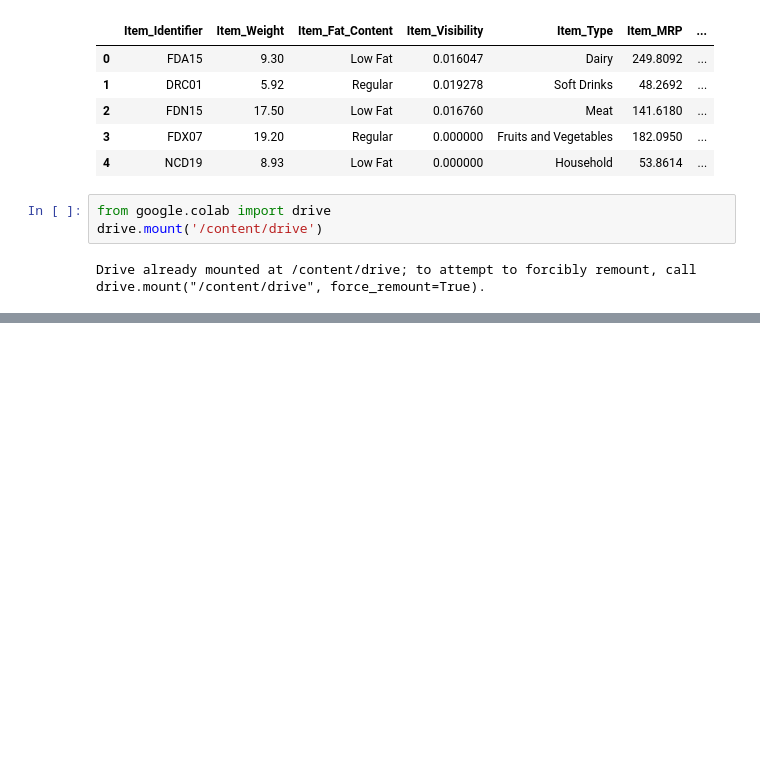
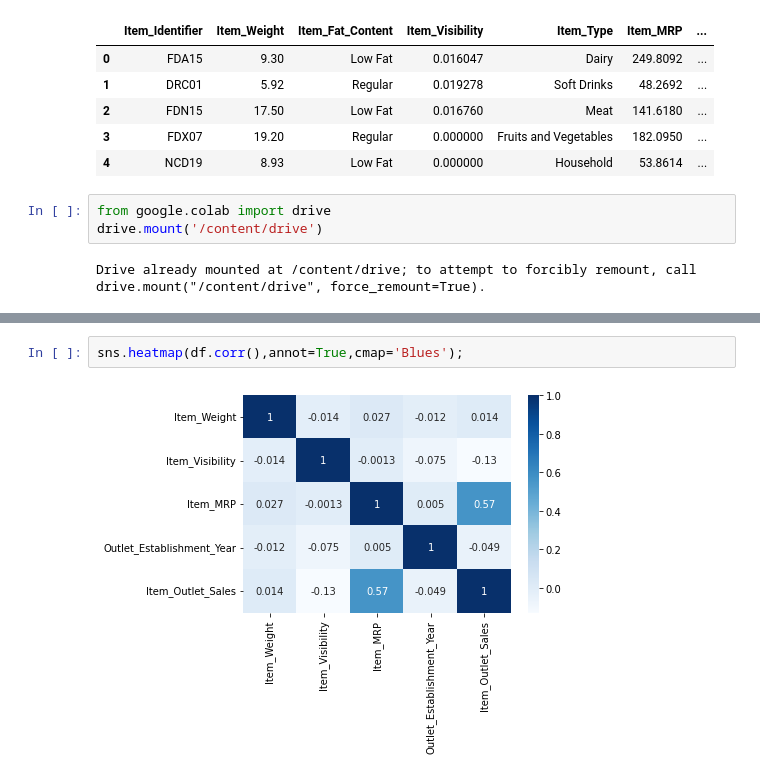
Before and after one commit to Juribe7980/Project-1---Part-1, a Jupyter notebook: Copy_of_Project_1_Part_3.ipynb, the cells around one changed output, grey strips where cells are left out. Drawn from its saved outputs; the diff is of its cells as text; blank space fills up the shorter version.

```diff
--- a/Copy_of_Project_1_Part_3.ipynb
+++ b/Copy_of_Project_1_Part_3.ipynb
@@ -92,0 +137,4 @@ sns.barplot(data=df, x='Outlet_Establishment_Year', y='Item_MRP')
+# %%
+sns.heatmap(df.corr(),annot=True,cmap='Blues');
+# %% [output]
+[figure, added]
```
Also changed, not shown: parts of 13 cells of this notebook.
